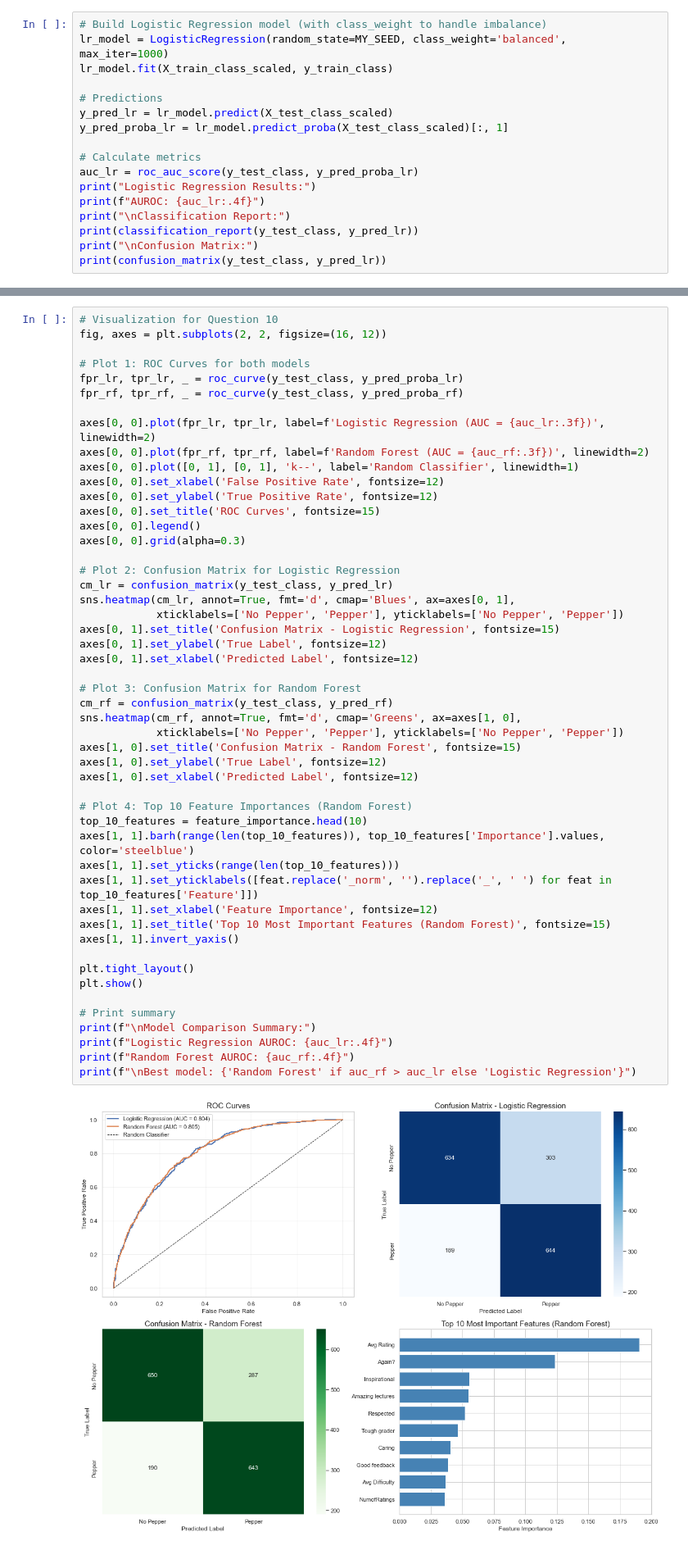
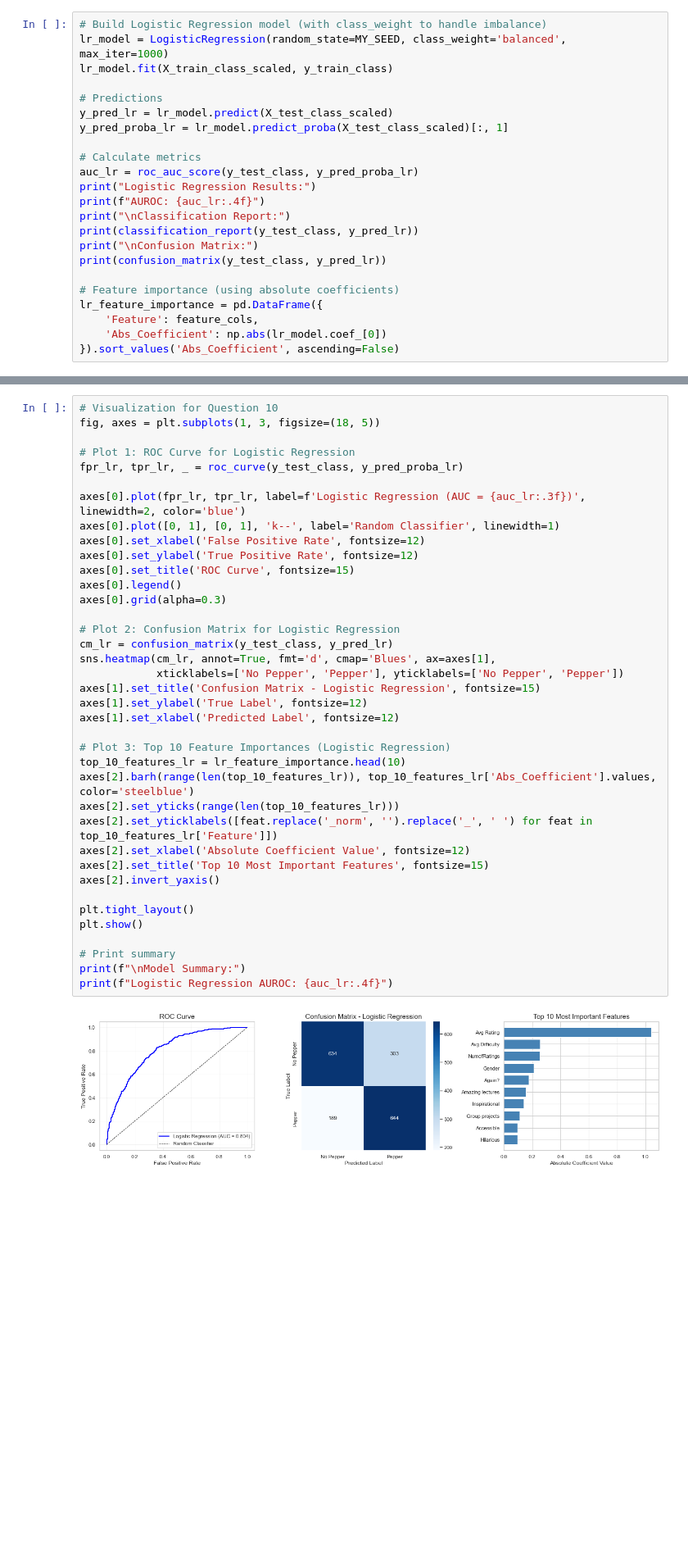
Before and after one commit to donydony228/DSGA-1001-Capstone, a Jupyter notebook: 5-10.ipynb, the cells around one changed output, grey strips where cells are left out. Shown at 82% size. Saved outputs shown, nothing was run; the diff lists cells and outputs as text; blank space fills up the shorter version.

Commit message:
Update Q10 (Remove Random Forest)

```diff
--- a/5-10.ipynb
+++ b/5-10.ipynb
@@ -920,6 +921,12 @@ print("\nClassification Report:")
 print(classification_report(y_test_class, y_pred_lr))
 print("\nConfusion Matrix:")
 print(confusion_matrix(y_test_class, y_pred_lr))
+
+# Feature importance (using absolute coefficients)
+lr_feature_importance = pd.DataFrame({
+    'Feature': feature_cols,
+    'Abs_Coefficient': np.abs(lr_model.coef_[0])
+}).sort_values('Abs_Coefficient', ascending=False)
 # %% [output]
 Logistic Regression Results:
 AUROC: 0.8038
@@ -985,52 +948,40 @@ weighted avg       0.74      0.73      0.73      1770
 # %%
 # Visualization for Question 10
-fig, axes = plt.subplots(2, 2, figsize=(16, 12))
+fig, axes = plt.subplots(1, 3, figsize=(18, 5))
 
-# Plot 1: ROC Curves for both models
+# Plot 1: ROC Curve for Logistic Regression
 fpr_lr, tpr_lr, _ = roc_curve(y_test_class, y_pred_proba_lr)
-fpr_rf, tpr_rf, _ = roc_curve(y_test_class, y_pred_proba_rf)
 
-axes[0, 0].plot(fpr_lr, tpr_lr, label=f'Logistic Regression (AUC = {auc_lr:.3f})', linewidth=2)
-axes[0, 0].plot(fpr_rf, tpr_rf, label=f'Random Forest (AUC = {auc_rf:.3f})', linewidth=2)
-axes[0, 0].plot([0, 1], [0, 1], 'k--', label='Random Classifier', linewidth=1)
-axes[0, 0].set_xlabel('False Positive Rate', fontsize=12)
-axes[0, 0].set_ylabel('True Positive Rate', fontsize=12)
-axes[0, 0].set_title('ROC Curves', fontsize=15)
-axes[0, 0].legend()
-axes[0, 0].grid(alpha=0.3)
+axes[0].plot(fpr_lr, tpr_lr, label=f'Logistic Regression (AUC = {auc_lr:.3f})', linewidth=2, color='blue')
+axes[0].plot([0, 1], [0, 1], 'k--', label='Random Classifier', linewidth=1)
+axes[0].set_xlabel('False Positive Rate', fontsize=12)
+axes[0].set_ylabel('True Positive Rate', fontsize=12)
+axes[0].set_title('ROC Curve', fontsize=15)
+axes[0].legend()
+axes[0].grid(alpha=0.3)
 
 # Plot 2: Confusion Matrix for Logistic Regression
 cm_lr = confusion_matrix(y_test_class, y_pred_lr)
-sns.heatmap(cm_lr, annot=True, fmt='d', cmap='Blues', ax=axes[0, 1],
+sns.heatmap(cm_lr, annot=True, fmt='d', cmap='Blues', ax=axes[1],
             xticklabels=['No Pepper', 'Pepper'], yticklabels=['No Pepper', 'Pepper'])
-axes[0, 1].set_title('Confusion Matrix - Logistic Regression', fontsize=15)
-axes[0, 1].set_ylabel('True Label', fontsize=12)
-axes[0, 1].set_xlabel('Predicted Label', fontsize=12)
+axes[1].set_title('Confusion Matrix - Logistic Regression', fontsize=15)
+axes[1].set_ylabel('True Label', fontsize=12)
+axes[1].set_xlabel('Predicted Label', fontsize=12)
 
-# Plot 3: Confusion Matrix for Random Forest
-cm_rf = confusion_matrix(y_test_class, y_pred_rf)
-sns.heatmap(cm_rf, annot=True, fmt='d', cmap='Greens', ax=axes[1, 0],
-            xticklabels=['No Pepper', 'Pepper'], yticklabels=['No Pepper', 'Pepper'])
-axes[1, 0].set_title('Confusion Matrix - Random Forest', fontsize=15)
-axes[1, 0].set_ylabel('True Label', fontsize=12)
-axes[1, 0].set_xlabel('Predicted Label', fontsize=12)
-
-# Plot 4: Top 10 Feature Importances (Random Forest)
-top_10_features = feature_importance.head(10)
-axes[1, 1].barh(range(len(top_10_features)), top_10_features['Importance'].values, color='steelblue')
-axes[1, 1].set_yticks(range(len(top_10_features)))
-axes[1, 1].set_yticklabels([feat.replace('_norm', '').replace('_', ' ') for feat in top_10_features['Feature']])
-axes[1, 1].set_xlabel('Feature Importance', fontsize=12)
-axes[1, 1].set_title('Top 10 Most Important Features (Random Forest)', fontsize=15)
-axes[1, 1].invert_yaxis()
+# Plot 3: Top 10 Feature Importances (Logistic Regression)
+top_10_features_lr = lr_feature_importance.head(10)
+axes[2].barh(range(len(top_10_features_lr)), top_10_features_lr['Abs_Coefficient'].values, color='steelblue')
+axes[2].set_yticks(range(len(top_10_features_lr)))
+axes[2].set_yticklabels([feat.replace('_norm', '').replace('_', ' ') for feat in top_10_features_lr['Feature']])
+axes[2].set_xlabel('Absolute Coefficient Value', fontsize=12)
+axes[2].set_title('Top 10 Most Important Features', fontsize=15)
+axes[2].invert_yaxis()
 
 plt.tight_layout()
 plt.show()
 
 # Print summary
-print(f"\nModel Comparison Summary:")
+print(f"\nModel Summary:")
 print(f"Logistic Regression AUROC: {auc_lr:.4f}")
-print(f"Random Forest AUROC: {auc_rf:.4f}")
-print(f"\nBest model: {'Random Forest' if auc_rf > auc_lr else 'Logistic Regression'}")
 # %% [output]
-[figure, old version]
+[figure, new version]
```
Also changed, not shown: parts of 6 cells of this notebook.
